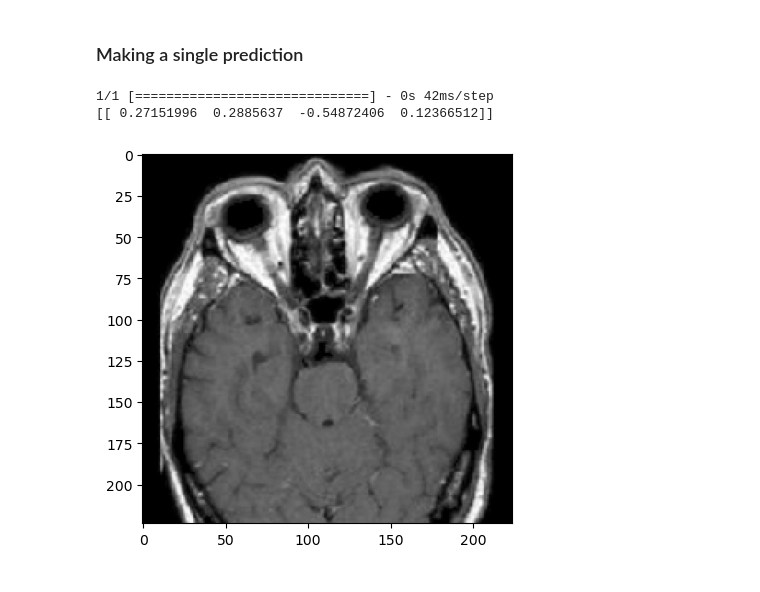
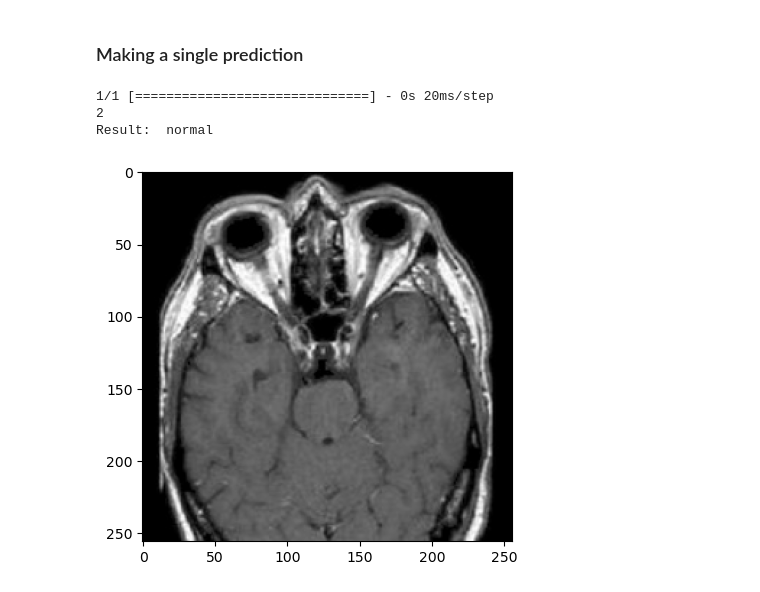
Before and after one commit to chuongtran01/brain-tumors-classification, a Jupyter notebook: cnn.ipynb, the cells around one changed output. Drawn from its saved outputs; the diff is of its cells as text; code cells hidden in the pictures.

```diff
--- a/cnn.ipynb
+++ b/cnn.ipynb
@@ -133,9 +137,9 @@ cnn.add(tf.keras.layers.Flatten())
 # %% [markdown]
 ### Fully Connection
 # %%
-cnn.add(tf.keras.layers.Dense(units=128,activation='relu'))
 cnn.add(tf.keras.layers.Dense(units=64,activation='relu'))
+cnn.add(tf.keras.layers.Dense(units=32,activation='relu'))
 # %% [markdown]
 ### Output Layer
 # %%
-cnn.add(tf.keras.layers.Dense(units=4,activation='linear'))
+cnn.add(tf.keras.layers.Dense(units=4,activation='softmax'))
@@ -145,7 +171,8 @@ cnn.add(tf.keras.layers.Dense(units=4,activation='linear'))
 ### Compiling the CNN
 # %%
 cnn.compile(
-    loss=tf.keras.losses.SparseCategoricalCrossentropy(from_logits=True),
-    optimizer=tf.keras.optimizers.Adam(0.01),
+#     loss=tf.keras.losses.SparseCategoricalCrossentropy(from_logits=True),
+    loss=tf.keras.losses.SparseCategoricalCrossentropy(),
+    optimizer=tf.keras.optimizers.legacy.Adam(),
     metrics = ['accuracy']
 )
@@ -155,5 +180,5 @@ WARNING:absl:At this time, the v2.11+ optimizer `tf.keras.optimizers.Adam` runs
 ### Training the CNN on Training set
 # %%
 # train is a Tensorflow dataset that contains both the input data and labels, so there's no need to split it into x and y separately
-cnn.fit(train, validation_data = validation, epochs = 25)
+cnn.fit(train, validation_data = validation, epochs = 10)
 # %% [output]
@@ -182,22 +210,27 @@ Epoch 25/25
 # %%
 # ax = plt.subplot(8, 4, i + 1)
 # plt.imshow(train.take(1)[0][0].numpy().astype("uint8"))
 # plt.title(class_names[labels[i]])
 # plt.axis("off")
 from keras.preprocessing import image
 
 test_img = image.load_img('./Data/normal/N_1.jpg', target_size=(256,256))
 plt.imshow(test_img)
 test_img = image.img_to_array(test_img)
 
 # We train the CNN based on batch so we need to convert test_img into batch (adding 1 more dimension)
 
 test_img = np.expand_dims(test_img, axis=0)
 
-result = cnn.predict(test_img)
+# result = cnn.predict(test_img)
+model_predict = tf.nn.softmax(cnn.predict(test_img))
+class_index = np.argmax(model_predict.numpy())
 
-print(result)
+print(class_index)
+
+print("Result: ", class_names[class_index])
 # %% [output]
-1/1 [==============================] - 0s 42ms/step
-[[ 0.27151996  0.2885637  -0.54872406  0.12366512]]
+1/1 [==============================] - 0s 20ms/step
+2
+Result:  normal
-[figure, old version]
+[figure, new version]
```
Also changed, not shown: parts of 9 cells of this notebook.
